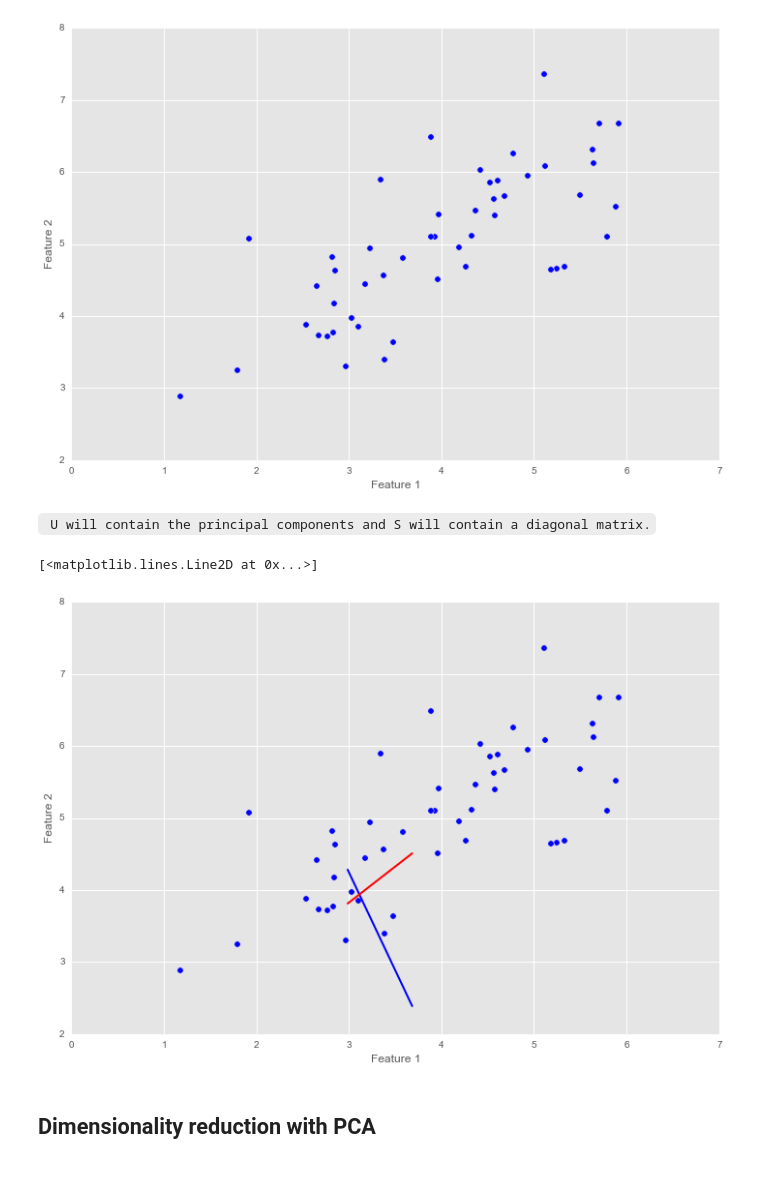
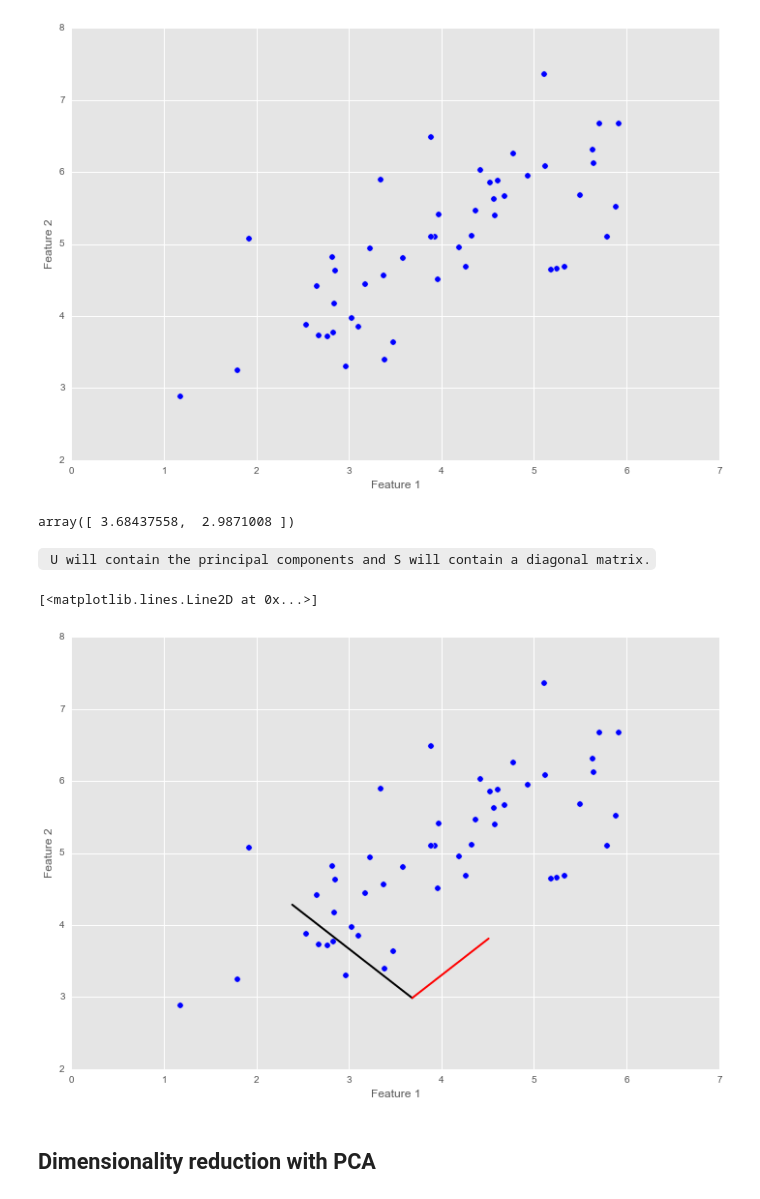
Before and after one commit to Sandeep42/machine-learning-coursera-on-your-face, a Jupyter notebook: Exercise 7 k-means and principal component analysis.ipynb, the cells around one changed output. Drawn from its saved outputs; the diff is of its cells as text; code cells hidden in the pictures.

```diff
--- a/Exercise 7 k-means and principal component analysis.ipynb
+++ b/Exercise 7 k-means and principal component analysis.ipynb
@@ -178,19 +178,23 @@ plt.ylabel('Feature 2')
 # %%
 X_norm,mu = featureNormalize(X)
 U, S = pca(X_norm)
+# %%
+mu
+# %% [output]
+array([ 3.68437558,  2.9871008 ])
 # %% [markdown]
 ` U will contain the principal components and S will contain a diagonal matrix.`
 # %%
 mat = loadmat('res/ex7data1.mat')
 data2 = mat['X']
 plt.scatter(data2[:,0], data2[:,1],s=40)
 plt.xlabel('Feature 1')
 plt.ylabel('Feature 2')
-plot(mu,mu + 1.5 * S[0] * U[:,0], color='b', linestyle='-', linewidth=2)
-plot(mu,mu + 1.5 * S[1] * U[:,1], color='r', linestyle='-', linewidth=2)
+plot([mu[0],mu[0] + 1.5 * S[0] * U[0,0]],[mu[1],mu[1] + 1.5 * S[0] * U[0,1]] ,color='k', linestyle='-', linewidth=2)
+plot([mu[0],mu[0] + 1.5 * S[1] * U[1,0]],[mu[1],mu[1] + 1.5 * S[1] * U[1,1]] ,color='r', linestyle='-', linewidth=2)
 # %% [output]
 [<matplotlib.lines.Line2D at 0x...>]
-[figure, old version]
+[figure, new version]
 # %% [markdown]
 ## Dimensionality reduction with PCA
 # %% [markdown]
```
Also changed, not shown: parts of 4 cells of this notebook, 1 other file.
